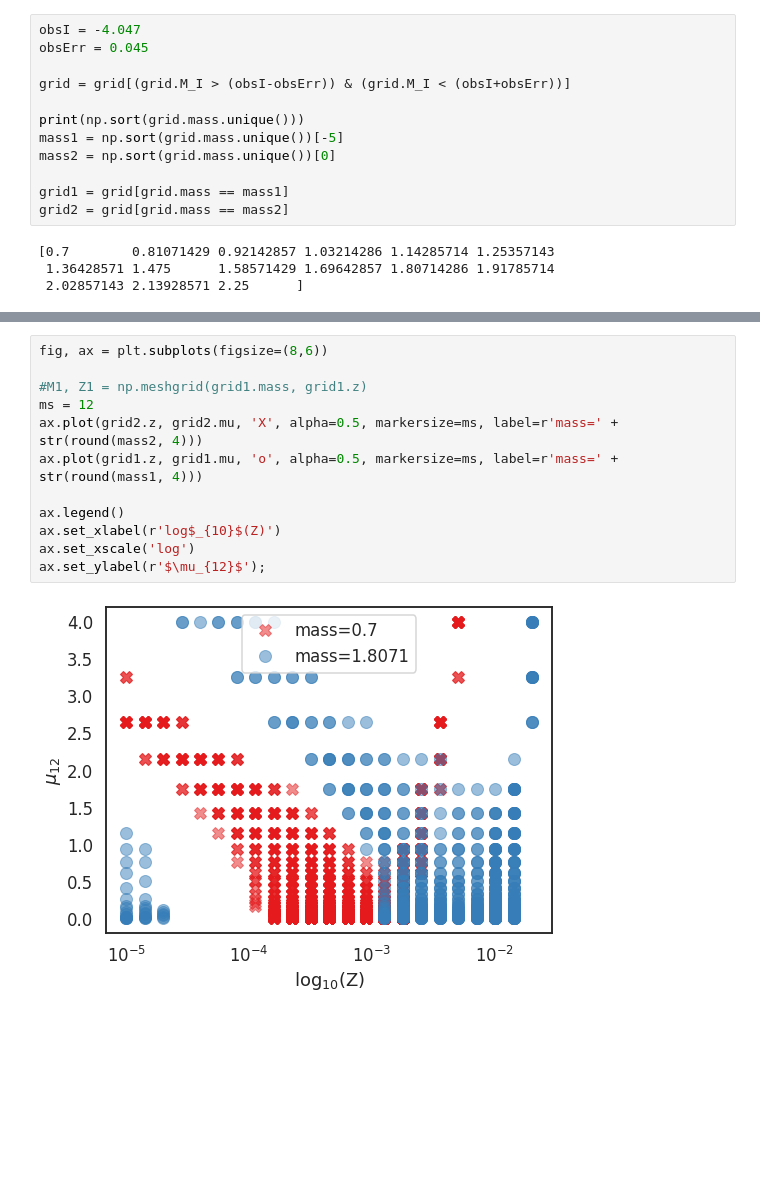
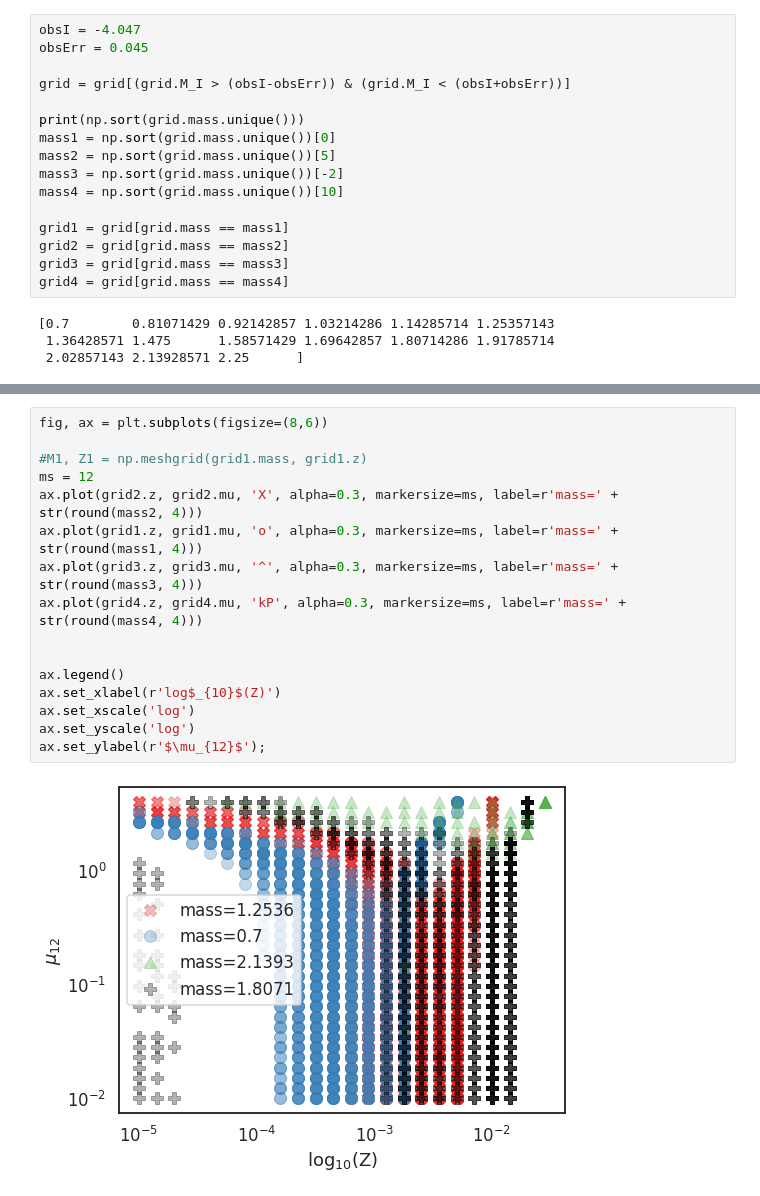
Before and after one commit to noahfranz13/NMDinStars, a Jupyter notebook: analysis/output_analysis/checkContours_mu.ipynb, the cells around one changed output, grey strips where cells are left out. Saved outputs shown, nothing was run; the diff lists cells and outputs as text; blank space fills up the shorter version.

Commit message:
prep for grid 3 arrival

```diff
--- a/analysis/output_analysis/checkContours_mu.ipynb
+++ b/analysis/output_analysis/checkContours_mu.ipynb
@@ -17,11 +17,15 @@ obsErr = 0.045
 grid = grid[(grid.M_I > (obsI-obsErr)) & (grid.M_I < (obsI+obsErr))]
 
 print(np.sort(grid.mass.unique()))
-mass1 = np.sort(grid.mass.unique())[-5]
-mass2 = np.sort(grid.mass.unique())[0]
+mass1 = np.sort(grid.mass.unique())[0]
+mass2 = np.sort(grid.mass.unique())[5]
+mass3 = np.sort(grid.mass.unique())[-2]
+mass4 = np.sort(grid.mass.unique())[10]
 
 grid1 = grid[grid.mass == mass1]
 grid2 = grid[grid.mass == mass2]
+grid3 = grid[grid.mass == mass3]
+grid4 = grid[grid.mass == mass4]
 # %% [output]
 [0.7        0.81071429 0.92142857 1.03214286 1.14285714 1.25357143
  1.36428571 1.475      1.58571429 1.69642857 1.80714286 1.91785714
@@ -42,14 +49,18 @@ ax.set_ylabel(r'$\mu_{12}$');
 # %%
 fig, ax = plt.subplots(figsize=(8,6))
 
 #M1, Z1 = np.meshgrid(grid1.mass, grid1.z)
 ms = 12
-ax.plot(grid2.z, grid2.mu, 'X', alpha=0.5, markersize=ms, label=r'mass=' + str(round(mass2, 4)))
-ax.plot(grid1.z, grid1.mu, 'o', alpha=0.5, markersize=ms, label=r'mass=' + str(round(mass1, 4)))
+ax.plot(grid2.z, grid2.mu, 'X', alpha=0.3, markersize=ms, label=r'mass=' + str(round(mass2, 4)))
+ax.plot(grid1.z, grid1.mu, 'o', alpha=0.3, markersize=ms, label=r'mass=' + str(round(mass1, 4)))
+ax.plot(grid3.z, grid3.mu, '^', alpha=0.3, markersize=ms, label=r'mass=' + str(round(mass3, 4)))
+ax.plot(grid4.z, grid4.mu, 'kP', alpha=0.3, markersize=ms, label=r'mass=' + str(round(mass4, 4)))
+
 
 ax.legend()
 ax.set_xlabel(r'log$_{10}$(Z)')
 ax.set_xscale('log')
+ax.set_yscale('log')
 ax.set_ylabel(r'$\mu_{12}$');
 # %% [output]
-[figure, old version]
+[figure, new version]
```
Also changed, not shown: parts of 1 cell of this notebook, 17 other files.
